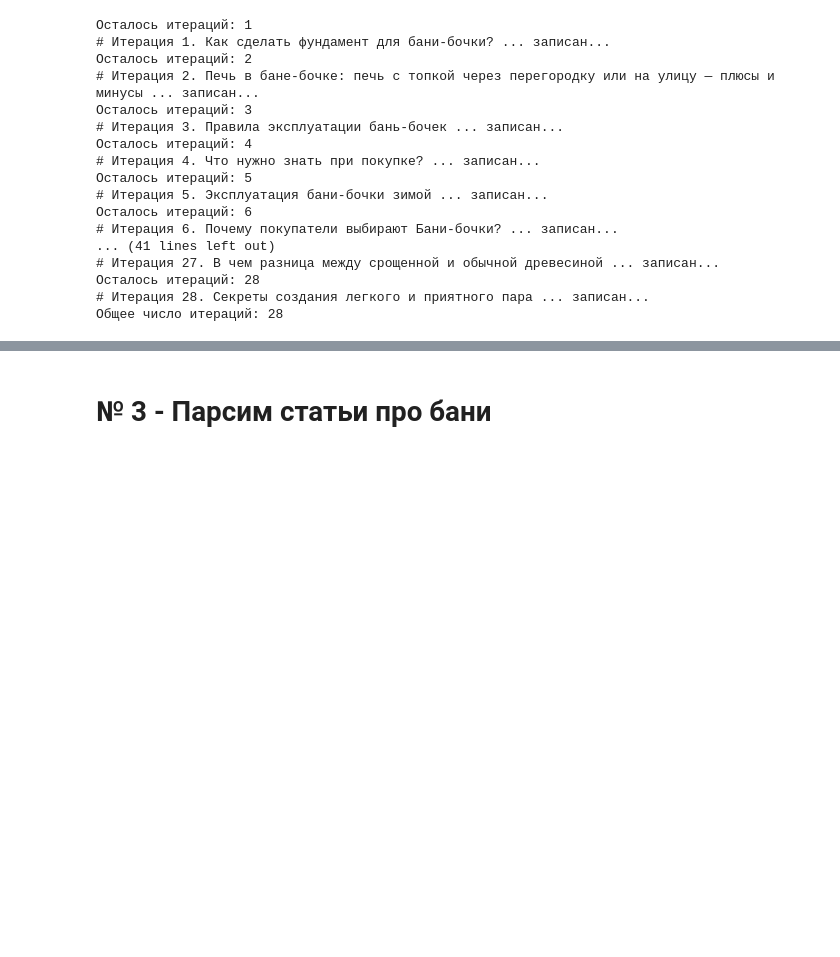
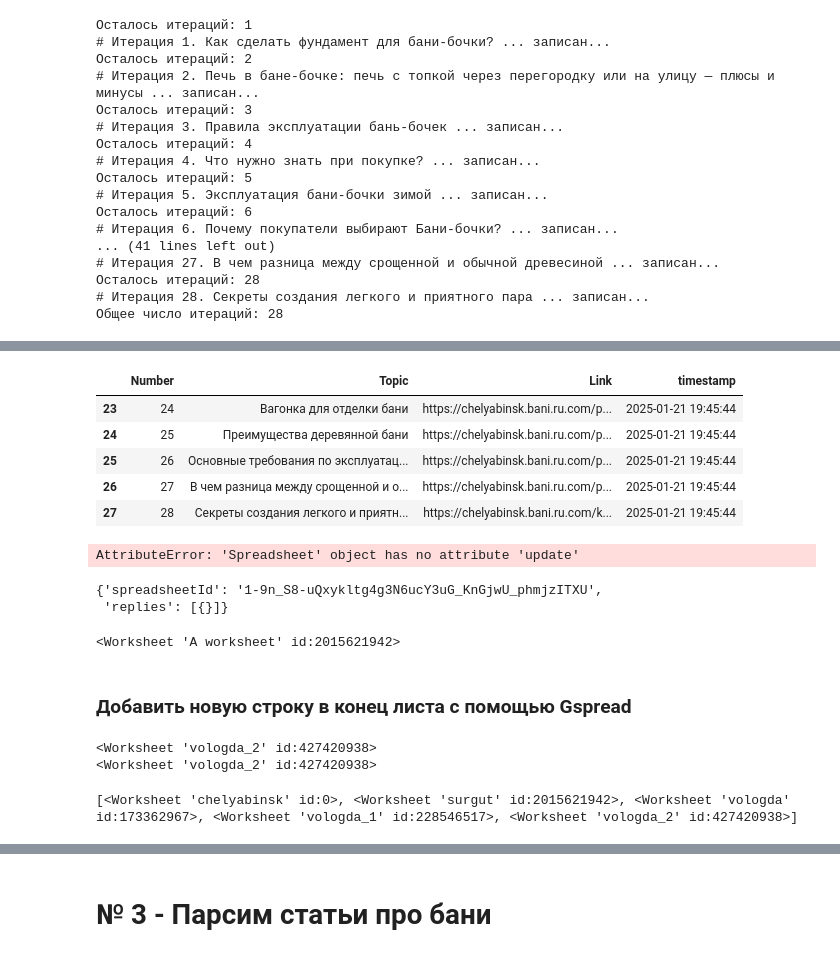
Before and after one commit to ayaweb7/parsing, a Jupyter notebook: notebooks/parsing_barrels.ipynb, the cells around one changed output, grey strips where cells are left out. Cells and saved outputs as stored; diff of their text form; code cells hidden in the pictures; blank space fills up the shorter version.

```diff
--- a/notebooks/parsing_barrels.ipynb
+++ b/notebooks/parsing_barrels.ipynb
@@ -422,0 +1062,66 @@ if __name__ == '__main__':
+# %%
+# Добавляем к датафрейму колонку с датой когда сформировалась таблица
+df1['timestamp'] = datetime.now().strftime('%Y-%m-%d %H:%M:%S')
+df1.tail()
+# %% [output]
+|  | Number | Topic | Link | timestamp |
+| 23 | 24 | Вагонка для отделки бани | https://chelyabinsk.bani.ru.com/p... | 2025-01-21 19:45:44 |
+| 24 | 25 | Преимущества деревянной бани | https://chelyabinsk.bani.ru.com/p... | 2025-01-21 19:45:44 |
+| 25 | 26 | Основные требования по эксплуатац... | https://chelyabinsk.bani.ru.com/p... | 2025-01-21 19:45:44 |
+| 26 | 27 | В чем разница между срощенной и о... | https://chelyabinsk.bani.ru.com/p... | 2025-01-21 19:45:44 |
+| 27 | 28 | Секреты создания легкого и приятн... | https://chelyabinsk.bani.ru.com/k... | 2025-01-21 19:45:44 |
+# %%
+# Заливаем данные в Гугл-таблицы
+# Изменяем код примера в таблице
+sau.update([df1.columns.values.tolist()] + df1.values.tolist())
+# %% [output]
+AttributeError: 'Spreadsheet' object has no attribute 'update'
+# %%
+# Отформатировать строки - сделаем жирными заголовки таблицы:
+sau.format('A1:L1', {'textFormat': {'bold': True}})
+# %% [output]
+{'spreadsheetId': '1-9n_S8-uQxykltg4g3N6ucY3uG_KnGjwU_phmjzITXU',
+ 'replies': [{}]}
+# %%
+# Creating a Worksheet
+# worksheet = sau.add_worksheet(title="A worksheet", rows=100, cols=20)
+
+sau.add_worksheet(title="A worksheet", rows=100, cols=20)
+# %% [output]
+<Worksheet 'A worksheet' id:2015621942>
+# %% [markdown]
+### Добавить новую строку в конец листа с помощью Gspread
+# %%
+# У меня есть этот код, мне нужно добавить значения в столбцы в моей таблице Google,
+# и значения должны быть добавлены в конец таблицы в новой строке, не удаляя существующие данные.
+
+# Создаем клиента и открываем таблицу
+table = get_table(table_link)
+
+# Выбор рабочего листа
+# Выбрать лист по индексу. Индексы листов начинаются с нуля: table.GET_workssheet(0) !!!!!
+worksheetss = table.get_worksheet(4) # "vologda_2"
+
+# Или по названию:
+print(worksheetss)
+worksheetsss = table.worksheet('vologda_2') # "vologda_2": table.WORKSHEET('Sheet_Name') !!!!!
+print(worksheetsss)
+
+# all_values = worksheetss.get_all_values()
+# row_count = len(all_values)
+# sheet_range = "'{}'!{row}:{row}".format(worksheetss.title, row=row_count+1+5)
+
+# values = {
+#   "Topic": "Ford",
+#   "Link": "34",
+#   "timestamp": 'Blue'
+# }
+# worksheet.append_row(sheet_range, values)
+# %% [output]
+<Worksheet 'vologda_2' id:427420938>
+<Worksheet 'vologda_2' id:427420938>
+# %%
+worksheet_list = table.worksheets()
+print(worksheet_list)
+# %% [output]
+[<Worksheet 'chelyabinsk' id:0>, <Worksheet 'surgut' id:2015621942>, <Worksheet 'vologda' id:173362967>, <Worksheet 'vologda_1' id:228546517>, <Worksheet 'vologda_2' id:427420938>]
```
Also changed, not shown: parts of 148 cells of this notebook, 27 other files.
